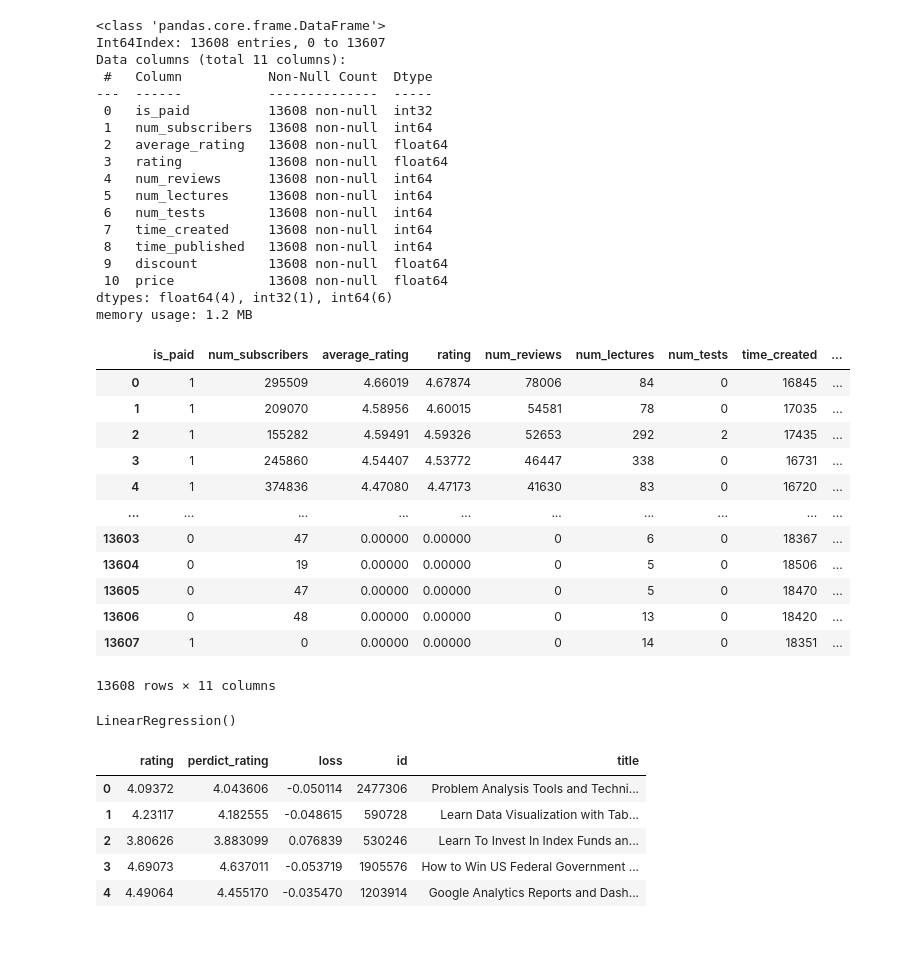
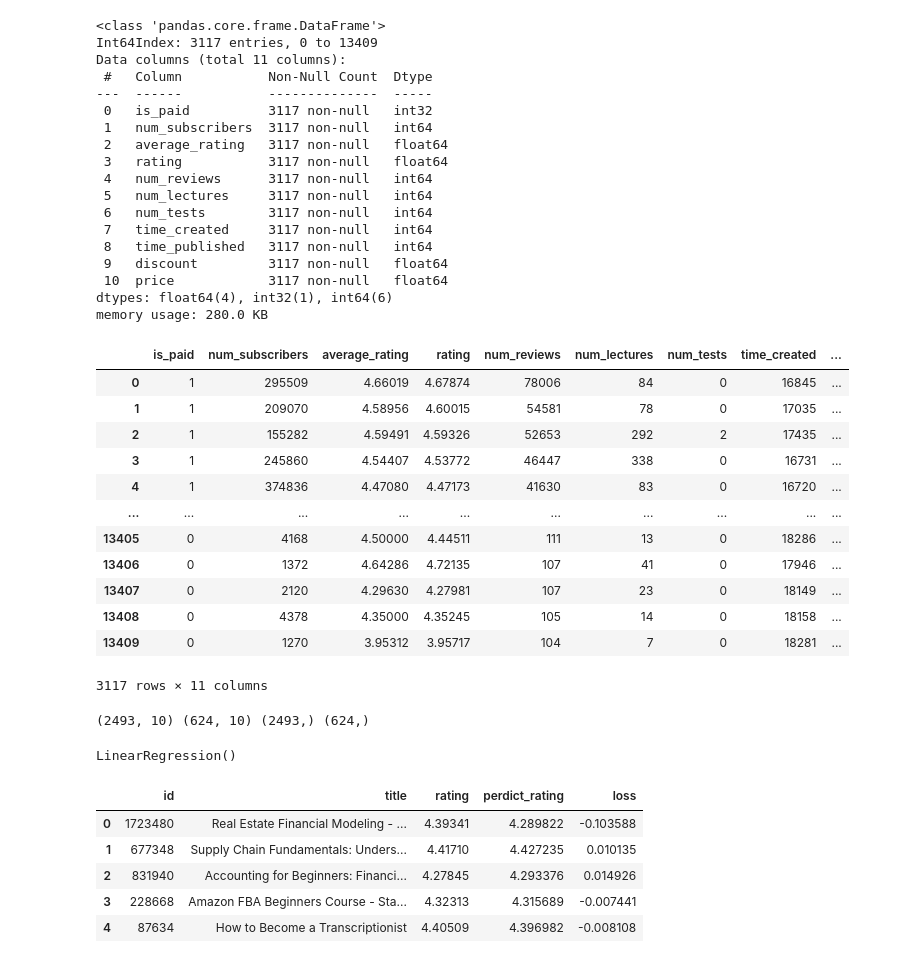
Before and after one commit to vancodocton/1641workspace, a Jupyter notebook: pandas.analytic.ipynb, the cells around one changed output. Saved outputs shown, nothing was run; the diff lists cells and outputs as text; code cells hidden in the pictures.

Commit message:
update evaluation for preditive model

```diff
--- a/pandas.analytic.ipynb
+++ b/pandas.analytic.ipynb
@@ -9,9 +9,9 @@ from sklearn.linear_model import LinearRegression
 from sklearn.metrics import mean_squared_error
 # %%
 # assign directory
-dir_name = './datasets/'
-file_name = 'preprocessed.onuni.FinanceAccounting.csv'
-
+folder_path = './datasets/'
+raw_file_name = 'onuni.FinanceAccounting.csv'
+file_path = folder_path + 'preprocessed.' + raw_file_name
 # load dataframe
-df = pandas.read_csv(dir_name + file_name, encoding="utf-8", nrows=None, index_col=0)
+df = pandas.read_csv(file_path, encoding="utf-8", nrows=None, index_col=0)
 # %%
@@ -31,6 +31,9 @@ learning_df = df.copy(deep=True)
 # drop unused columns for training predictive model
 drop_col = ['id', 'title','discount_percent', 'rating_deviation']
 learning_df.drop(columns=drop_col, inplace=True)
+# %%
+# drop course with less subscribers and reviews
+learning_df.drop(learning_df[learning_df['num_reviews'] < 100].index, inplace=True)
 # %%
 # convert other datatypes to numeric type
 learning_df['is_paid'] = learning_df['is_paid'].astype('int')
@@ -40,23 +43,23 @@ learning_df['time_published'] = pandas.to_datetime(learning_df['time_published']
 learning_df.info()
 # %% [output]
 <class 'pandas.core.frame.DataFrame'>
-Int64Index: 13608 entries, 0 to 13607
+Int64Index: 3117 entries, 0 to 13409
 Data columns (total 11 columns):
  #   Column           Non-Null Count  Dtype
 ---  ------           --------------  -----
- 0   is_paid          13608 non-null  int32
- 1   num_subscribers  13608 non-null  int64
- 2   average_rating   13608 non-null  float64
- 3   rating           13608 non-null  float64
- 4   num_reviews      13608 non-null  int64
- 5   num_lectures     13608 non-null  int64
- 6   num_tests        13608 non-null  int64
- 7   time_created     13608 non-null  int64
- 8   time_published   13608 non-null  int64
- 9   discount         13608 non-null  float64
- 10  price            13608 non-null  float64
+ 0   is_paid          3117 non-null   int32
+ 1   num_subscribers  3117 non-null   int64
+ 2   average_rating   3117 non-null   float64
+ 3   rating           3117 non-null   float64
+ 4   num_reviews      3117 non-null   int64
+ 5   num_lectures     3117 non-null   int64
+ 6   num_tests        3117 non-null   int64
+ 7   time_created     3117 non-null   int64
+ 8   time_published   3117 non-null   int64
+ 9   discount         3117 non-null   float64
+ 10  price            3117 non-null   float64
 dtypes: float64(4), int32(1), int64(6)
-memory usage: 1.2 MB
+memory usage: 280.0 KB
 # %%
 learning_df
 # %% [output]
@@ -67,19 +70,23 @@ learning_df
 | 3 | 1 | 245860 | 4.54407 | 4.53772 | 46447 | 338 | 0 | 16731 | ... |
 | 4 | 1 | 374836 | 4.47080 | 4.47173 | 41630 | 83 | 0 | 16720 | ... |
 | ... | ... | ... | ... | ... | ... | ... | ... | ... | ... |
-| 13603 | 0 | 47 | 0.00000 | 0.00000 | 0 | 6 | 0 | 18367 | ... |
-| 13604 | 0 | 19 | 0.00000 | 0.00000 | 0 | 5 | 0 | 18506 | ... |
-| 13605 | 0 | 47 | 0.00000 | 0.00000 | 0 | 5 | 0 | 18470 | ... |
-| 13606 | 0 | 48 | 0.00000 | 0.00000 | 0 | 13 | 0 | 18420 | ... |
-| 13607 | 1 | 0 | 0.00000 | 0.00000 | 0 | 14 | 0 | 18351 | ... |
+| 13405 | 0 | 4168 | 4.50000 | 4.44511 | 111 | 13 | 0 | 18286 | ... |
+| 13406 | 0 | 1372 | 4.64286 | 4.72135 | 107 | 41 | 0 | 17946 | ... |
+| 13407 | 0 | 2120 | 4.29630 | 4.27981 | 107 | 23 | 0 | 18149 | ... |
+| 13408 | 0 | 4378 | 4.35000 | 4.35245 | 105 | 14 | 0 | 18158 | ... |
+| 13409 | 0 | 1270 | 3.95312 | 3.95717 | 104 | 7 | 0 | 18281 | ... |
-13608 rows × 11 columns
+3117 rows × 11 columns
 # %%
 # the model try to preditive rating of courses
 # split training and tesing data for model
 X = learning_df.drop('rating', axis=1)
 Y = learning_df['rating']
 
-X_train, X_test, Y_train, Y_test = train_test_split(X, Y, train_size=0.7, random_state=32)
+X_train, X_test, Y_train, Y_test = train_test_split(X, Y, train_size=0.8, random_state=1)
+
+print(X_train.shape, X_test.shape, Y_train.shape, Y_test.shape)
+# %% [output]
+(2493, 10) (624, 10) (2493,) (624,)
 # %%
 # Create model and training model
 model = LinearRegression()
@@ -92,15 +99,16 @@ Y_predict = model.predict(X_test)
 # %%
 # visualize preditive results
 evaluate_df = pandas.DataFrame(Y_test)
 evaluate_df['perdict_rating'] = Y_predict
 evaluate_df['loss'] = evaluate_df['perdict_rating'] - evaluate_df['rating']
 evaluate_df[['id','title']] = df[['id','title']]
 evaluate_df.reset_index(drop=True, inplace=True)
+evaluate_df = evaluate_df[['id', 'title', 'rating', 'perdict_rating', 'loss']]
 evaluate_df.head()
 # %% [output]
-|  | rating | perdict_rating | loss | id | title |
-| 0 | 4.09372 | 4.043606 | -0.050114 | 2477306 | Problem Analysis Tools and Techni... |
-| 1 | 4.23117 | 4.182555 | -0.048615 | 590728 | Learn Data Visualization with Tab... |
-| 2 | 3.80626 | 3.883099 | 0.076839 | 530246 | Learn To Invest In Index Funds an... |
-| 3 | 4.69073 | 4.637011 | -0.053719 | 1905576 | How to Win US Federal Government ... |
-| 4 | 4.49064 | 4.455170 | -0.035470 | 1203914 | Google Analytics Reports and Dash... |
+|  | id | title | rating | perdict_rating | loss |
+| 0 | 1723480 | Real Estate Financial Modeling - ... | 4.39341 | 4.289822 | -0.103588 |
+| 1 | 677348 | Supply Chain Fundamentals: Unders... | 4.41710 | 4.427235 | 0.010135 |
+| 2 | 831940 | Accounting for Beginners: Financi... | 4.27845 | 4.293376 | 0.014926 |
+| 3 | 228668 | Amazon FBA Beginners Course - Sta... | 4.32313 | 4.315689 | -0.007441 |
+| 4 | 87634 | How to Become a Transcriptionist | 4.40509 | 4.396982 | -0.008108 |
```
Also changed, not shown: parts of 7 cells of this notebook, 3 other files.
